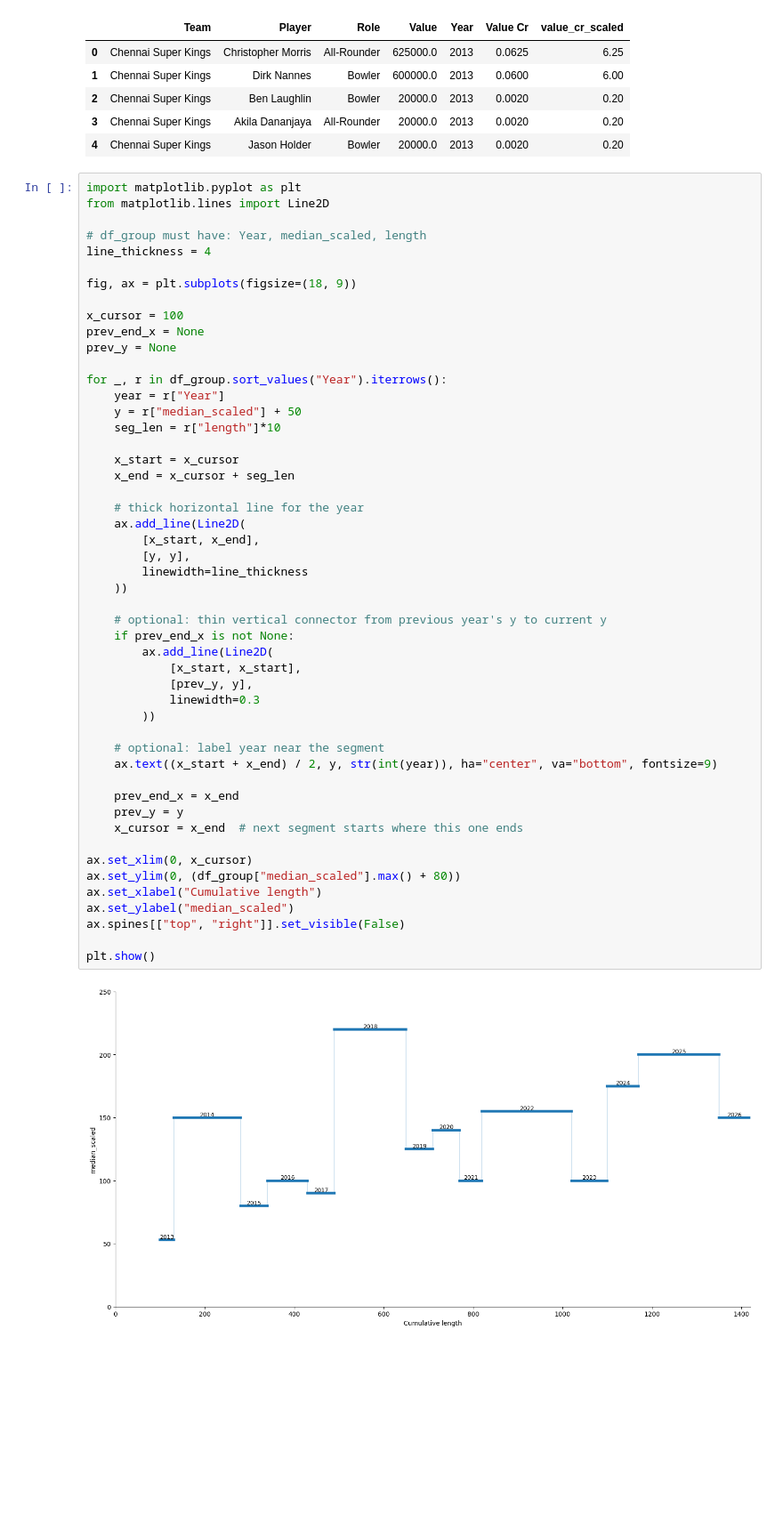
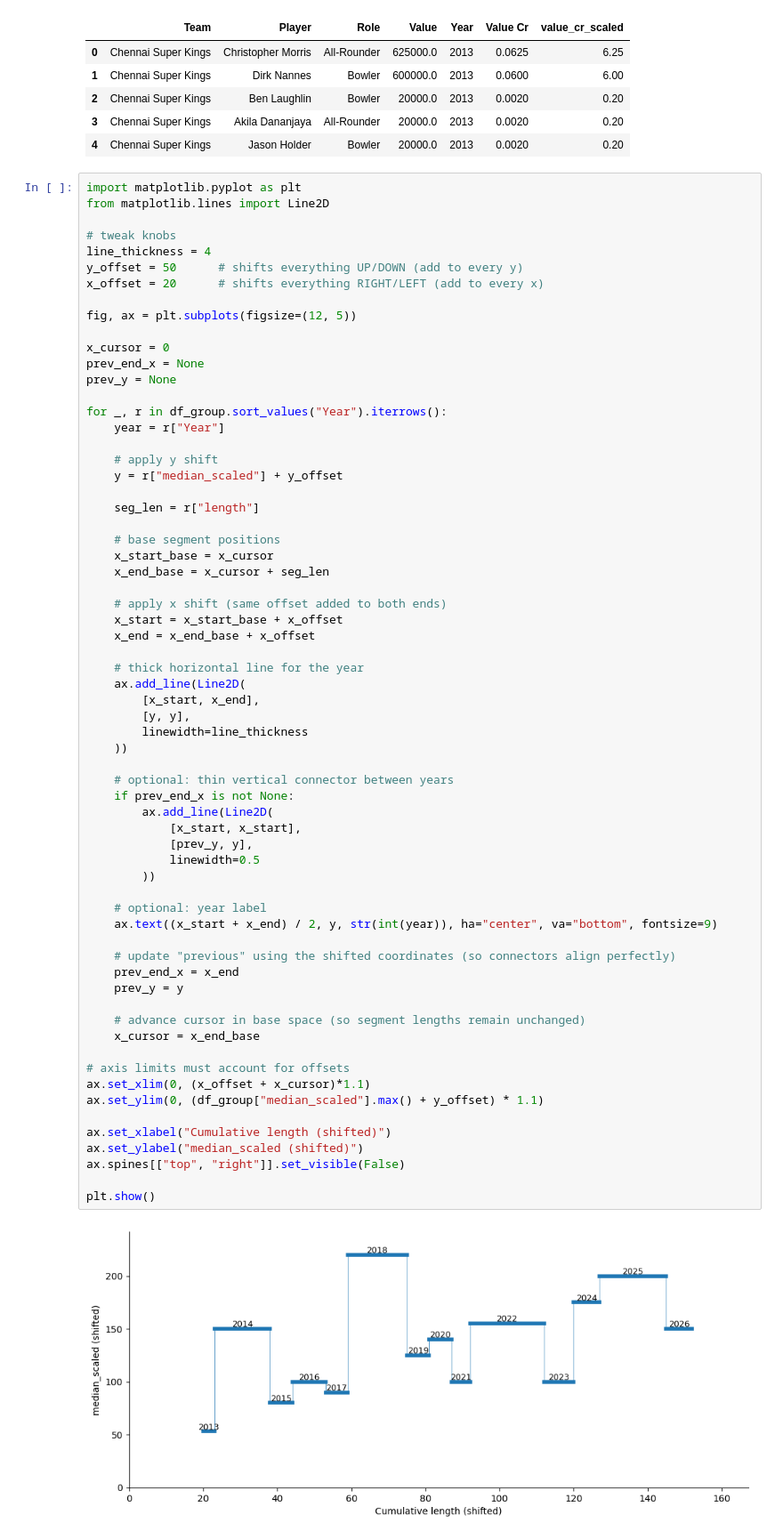
Before and after one commit to debatreyo/IPL-Auctions, a Jupyter notebook: notebooks/eda.ipynb, the cells around one changed output. Shown at 89% size. Drawn from its saved outputs; the diff is of its cells as text; blank space fills up the shorter version.

```diff
--- a/notebooks/eda.ipynb
+++ b/notebooks/eda.ipynb
@@ -171,51 +171,66 @@ df.head()
 import matplotlib.pyplot as plt
 from matplotlib.lines import Line2D
 
-# df_group must have: Year, median_scaled, length
+# tweak knobs
 line_thickness = 4
+y_offset = 50      # shifts everything UP/DOWN (add to every y)
+x_offset = 20      # shifts everything RIGHT/LEFT (add to every x)
 
-fig, ax = plt.subplots(figsize=(18, 9))
+fig, ax = plt.subplots(figsize=(12, 5))
 
-x_cursor = 100
+x_cursor = 0
 prev_end_x = None
 prev_y = None
 
 for _, r in df_group.sort_values("Year").iterrows():
     year = r["Year"]
-    y = r["median_scaled"] + 50
-    seg_len = r["length"]*10
 
-    x_start = x_cursor
-    x_end = x_cursor + seg_len
+    # apply y shift
+    y = r["median_scaled"] + y_offset
+
+    seg_len = r["length"]
+
+    # base segment positions
+    x_start_base = x_cursor
+    x_end_base = x_cursor + seg_len
+
+    # apply x shift (same offset added to both ends)
+    x_start = x_start_base + x_offset
+    x_end = x_end_base + x_offset
 
     # thick horizontal line for the year
     ax.add_line(Line2D(
         [x_start, x_end],
         [y, y],
         linewidth=line_thickness
     ))
 
-    # optional: thin vertical connector from previous year's y to current y
+    # optional: thin vertical connector between years
     if prev_end_x is not None:
         ax.add_line(Line2D(
             [x_start, x_start],
             [prev_y, y],
-            linewidth=0.3
+            linewidth=0.5
         ))
 
-    # optional: label year near the segment
+    # optional: year label
     ax.text((x_start + x_end) / 2, y, str(int(year)), ha="center", va="bottom", fontsize=9)
 
+    # update "previous" using the shifted coordinates (so connectors align perfectly)
     prev_end_x = x_end
     prev_y = y
-    x_cursor = x_end  # next segment starts where this one ends
 
-ax.set_xlim(0, x_cursor)
-ax.set_ylim(0, (df_group["median_scaled"].max() + 80))
-ax.set_xlabel("Cumulative length")
-ax.set_ylabel("median_scaled")
+    # advance cursor in base space (so segment lengths remain unchanged)
+    x_cursor = x_end_base
+
+# axis limits must account for offsets
+ax.set_xlim(0, (x_offset + x_cursor)*1.1)
+ax.set_ylim(0, (df_group["median_scaled"].max() + y_offset) * 1.1)
+
+ax.set_xlabel("Cumulative length (shifted)")
+ax.set_ylabel("median_scaled (shifted)")
 ax.spines[["top", "right"]].set_visible(False)
 
 plt.show()
 # %% [output]
-[figure, old version]
+[figure, new version]
```
Also changed, not shown: parts of 1 cell of this notebook.
